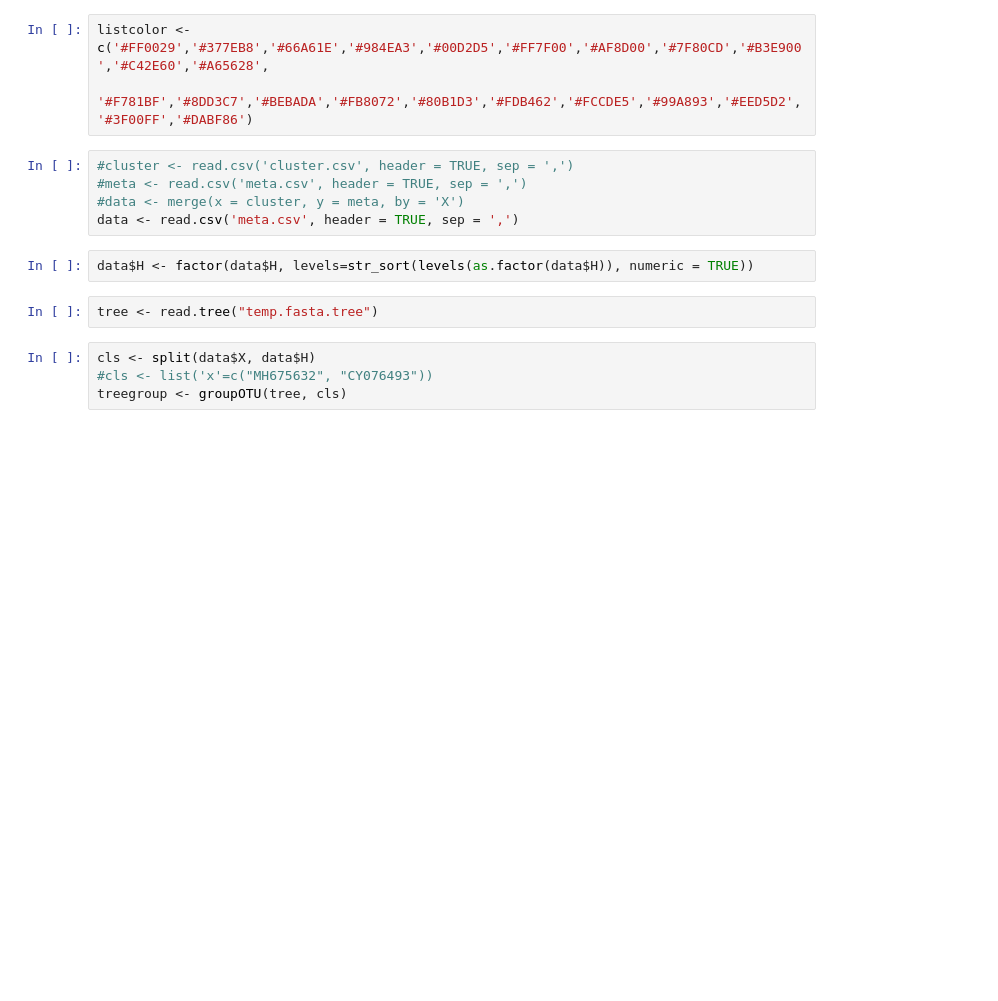
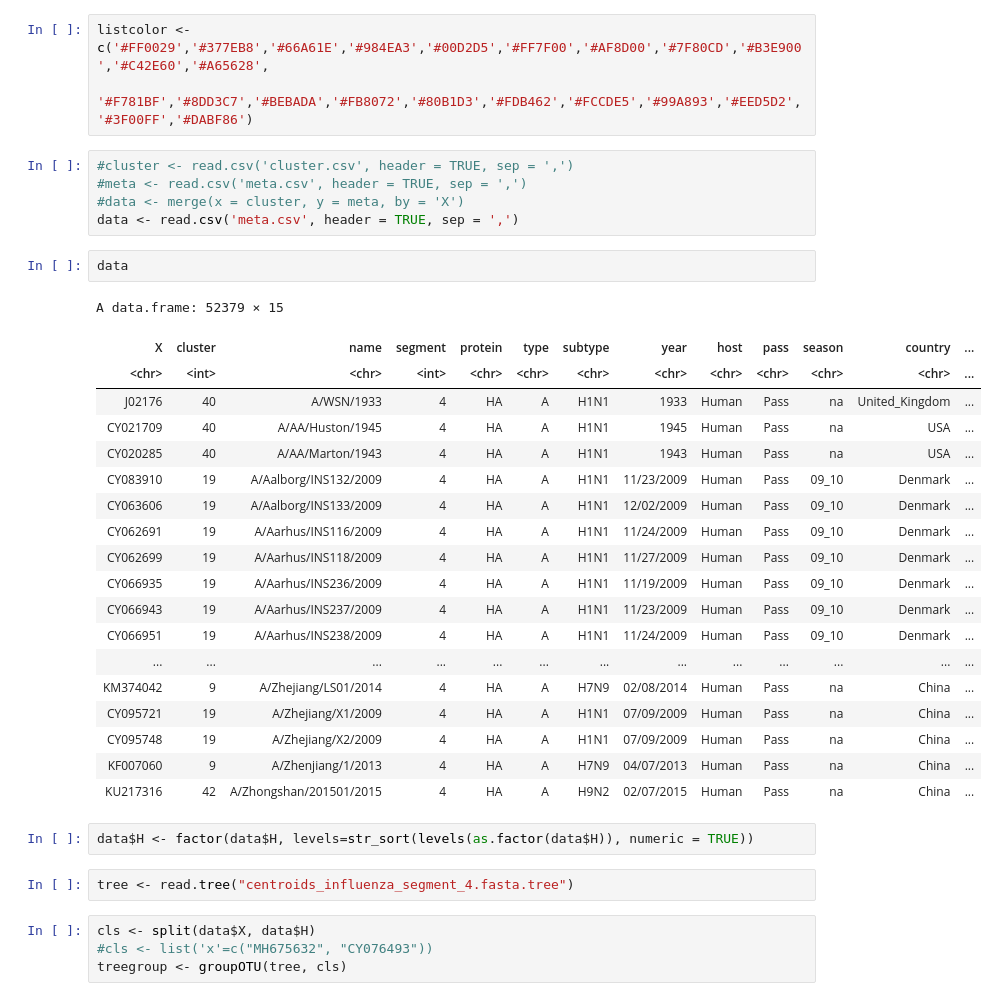
Before and after one commit to ahenoch/FluClust, a Jupyter notebook: Graphics.ipynb, the cells around one changed output. Drawn from its saved outputs; the diff is of its cells as text; blank space fills up the shorter version.

```diff
--- a/Graphics.ipynb
+++ b/Graphics.ipynb
@@ -20,10 +20,32 @@ listcolor <- c('#FF0029','#377EB8','#66A61E','#984EA3','#00D2D5','#FF7F00','#AF8
 #meta <- read.csv('meta.csv', header = TRUE, sep = ',')
 #data <- merge(x = cluster, y = meta, by = 'X')
 data <- read.csv('meta.csv', header = TRUE, sep = ',')
+# %%
+data
+# %% [output]
+A data.frame: 52379 × 15
+| X | cluster | name | segment | protein | type | subtype | year | host | pass | season | country | ... |
+| <chr> | <int> | <chr> | <int> | <chr> | <chr> | <chr> | <chr> | <chr> | <chr> | <chr> | <chr> | ... |
+| J02176 | 40 | A/WSN/1933 | 4 | HA | A | H1N1 | 1933 | Human | Pass | na | United_Kingdom | ... |
+| CY021709 | 40 | A/AA/Huston/1945 | 4 | HA | A | H1N1 | 1945 | Human | Pass | na | USA | ... |
+| CY020285 | 40 | A/AA/Marton/1943 | 4 | HA | A | H1N1 | 1943 | Human | Pass | na | USA | ... |
+| CY083910 | 19 | A/Aalborg/INS132/2009 | 4 | HA | A | H1N1 | 11/23/2009 | Human | Pass | 09_10 | Denmark | ... |
+| CY063606 | 19 | A/Aalborg/INS133/2009 | 4 | HA | A | H1N1 | 12/02/2009 | Human | Pass | 09_10 | Denmark | ... |
+| CY062691 | 19 | A/Aarhus/INS116/2009 | 4 | HA | A | H1N1 | 11/24/2009 | Human | Pass | 09_10 | Denmark | ... |
+| CY062699 | 19 | A/Aarhus/INS118/2009 | 4 | HA | A | H1N1 | 11/27/2009 | Human | Pass | 09_10 | Denmark | ... |
+| CY066935 | 19 | A/Aarhus/INS236/2009 | 4 | HA | A | H1N1 | 11/19/2009 | Human | Pass | 09_10 | Denmark | ... |
+| CY066943 | 19 | A/Aarhus/INS237/2009 | 4 | HA | A | H1N1 | 11/23/2009 | Human | Pass | 09_10 | Denmark | ... |
+| CY066951 | 19 | A/Aarhus/INS238/2009 | 4 | HA | A | H1N1 | 11/24/2009 | Human | Pass | 09_10 | Denmark | ... |
+| ... | ... | ... | ... | ... | ... | ... | ... | ... | ... | ... | ... | ... |
+| KM374042 | 9 | A/Zhejiang/LS01/2014 | 4 | HA | A | H7N9 | 02/08/2014 | Human | Pass | na | China | ... |
+| CY095721 | 19 | A/Zhejiang/X1/2009 | 4 | HA | A | H1N1 | 07/09/2009 | Human | Pass | na | China | ... |
+| CY095748 | 19 | A/Zhejiang/X2/2009 | 4 | HA | A | H1N1 | 07/09/2009 | Human | Pass | na | China | ... |
+| KF007060 | 9 | A/Zhenjiang/1/2013 | 4 | HA | A | H7N9 | 04/07/2013 | Human | Pass | na | China | ... |
+| KU217316 | 42 | A/Zhongshan/201501/2015 | 4 | HA | A | H9N2 | 02/07/2015 | Human | Pass | na | China | ... |
 # %%
 data$H <- factor(data$H, levels=str_sort(levels(as.factor(data$H)), numeric = TRUE))
 # %%
-tree <- read.tree("temp.fasta.tree")
+tree <- read.tree("centroids_influenza_segment_4.fasta.tree")
 # %%
 cls <- split(data$X, data$H)
 #cls <- list('x'=c("MH675632", "CY076493"))
```
Also changed, not shown: parts of 2 cells of this notebook, 1 other file.
